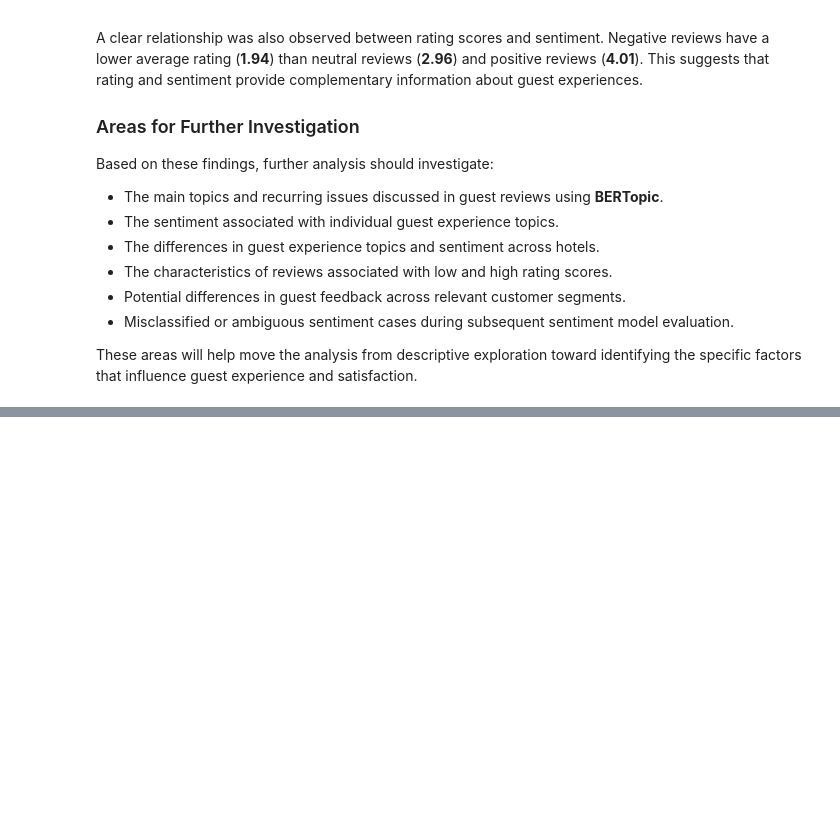
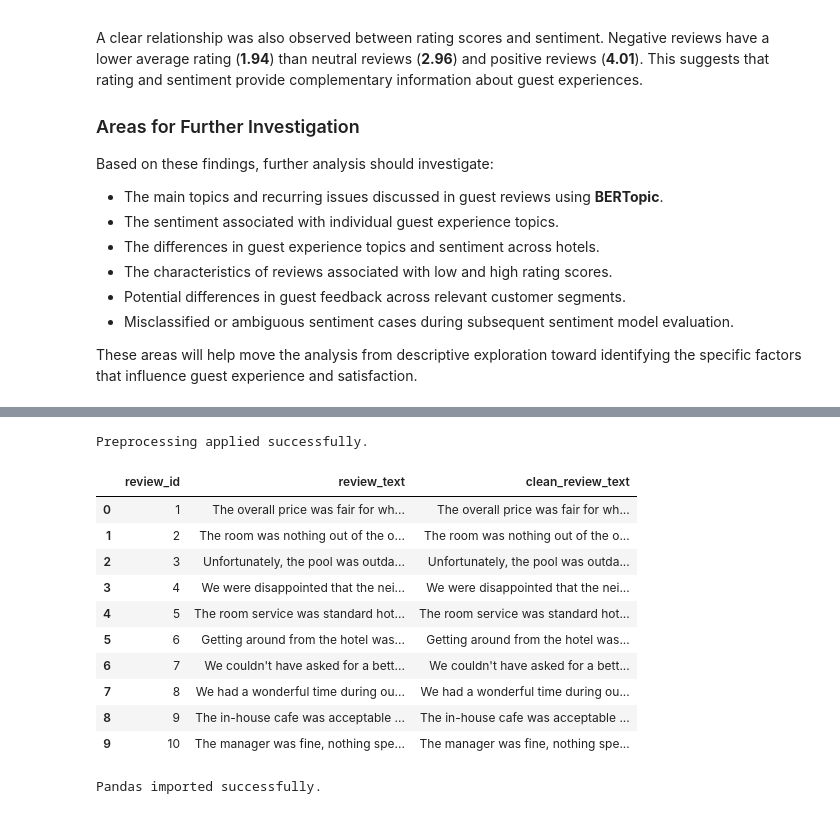
Before and after one commit to ehisolojo/Montra-Hospitality-Guest-Experience-Analytics, a Jupyter notebook: Montra_Guest_Experience_Assessment.ipynb, the cells around one changed output, grey strips where cells are left out. Cells and saved outputs as stored; diff of their text form; code cells hidden in the pictures; blank space fills up the shorter version.

```diff
--- a/Montra_Guest_Experience_Assessment.ipynb
+++ b/Montra_Guest_Experience_Assessment.ipynb
@@ -1687,0 +1853,12 @@ These areas will help move the analysis from descriptive exploration toward iden
+# %%
+# Refresh the Neon PostgreSQL database connection
+
+DATABASE_URL = userdata.get("DATABASE_URL")
+engine = create_engine(DATABASE_URL)
+
+with engine.connect() as connection:
+    result = connection.execute(
+        text("SELECT current_database(), current_user;")
+    )
+    print("Database connection refreshed successfully!")
+    print(result.fetchone())
@@ -1687,0 +1868,20 @@ These areas will help move the analysis from descriptive exploration toward iden
+# %%
+# Select the review text required for NLP processing
+
+query = text("""
+    SELECT
+        review_id,
+        hotel_id,
+        review_text,
+        sentiment_label
+    FROM public.reviews
+    WHERE review_text IS NOT NULL
+      AND TRIM(review_text) <> ''
+    ORDER BY review_id;
+""")
+
+with engine.connect() as connection:
+    review_corpus = pd.read_sql(query, connection)
+
+print(f"Number of usable review records: {len(review_corpus):,}")
+display(review_corpus.head())
@@ -1687,0 +2011,34 @@ These areas will help move the analysis from descriptive exploration toward iden
+# %%
+# Apply the preprocessing function to the review corpus
+
+review_corpus["clean_review_text"] = review_corpus["review_text"].apply(
+    preprocess_review
+)
+
+print("Preprocessing applied successfully.")
+display(
+    review_corpus[
+        ["review_id", "review_text", "clean_review_text"]
+    ].head(10)
+)
+# %% [output]
+Preprocessing applied successfully.
+|  | review_id | review_text | clean_review_text |
+| 0 | 1 | The overall price was fair for wh... | The overall price was fair for wh... |
+| 1 | 2 | The room was nothing out of the o... | The room was nothing out of the o... |
+| 2 | 3 | Unfortunately, the pool was outda... | Unfortunately, the pool was outda... |
+| 3 | 4 | We were disappointed that the nei... | We were disappointed that the nei... |
+| 4 | 5 | The room service was standard hot... | The room service was standard hot... |
+| 5 | 6 | Getting around from the hotel was... | Getting around from the hotel was... |
+| 6 | 7 | We couldn't have asked for a bett... | We couldn't have asked for a bett... |
+| 7 | 8 | We had a wonderful time during ou... | We had a wonderful time during ou... |
+| 8 | 9 | The in-house cafe was acceptable ... | The in-house cafe was acceptable ... |
+| 9 | 10 | The manager was fine, nothing spe... | The manager was fine, nothing spe... |
+# %%
+# Reload pandas for the current Colab session
+
+import pandas as pd
+
+print("Pandas imported successfully.")
+# %% [output]
+Pandas imported successfully.
```
Also changed, not shown: parts of 17 cells of this notebook.
